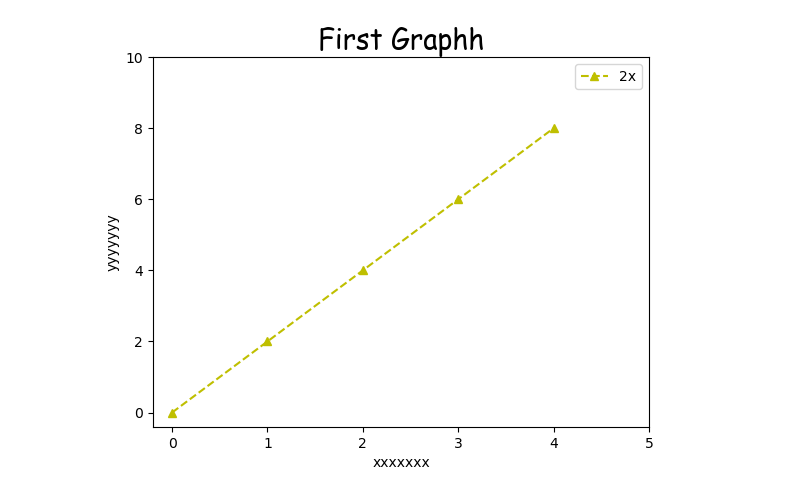
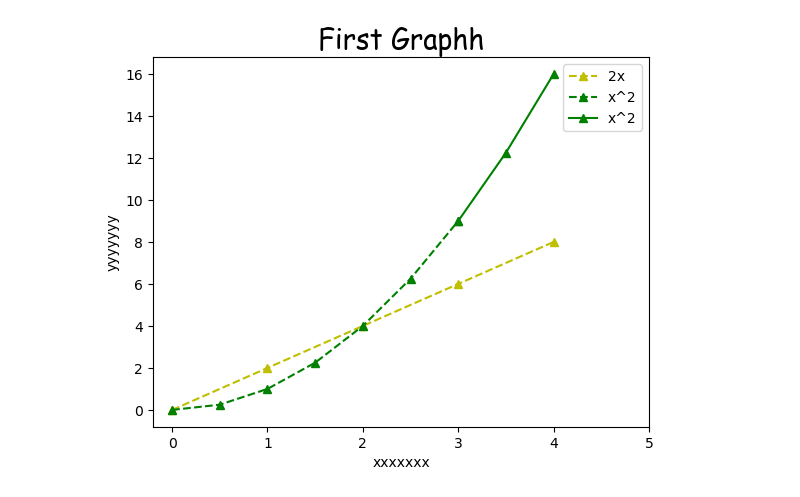
Before and after one commit to adityaaggarwal12/matPlotLib_Learning, a Jupyter notebook: matplotlib_learning.ipynb, the cells around one changed output. Drawn from its saved outputs; the diff is of its cells as text; code cells hidden in the pictures.

```diff
--- a/matplotlib_learning.ipynb
+++ b/matplotlib_learning.ipynb
@@ -7,27 +7,34 @@ import pandas as pd
 # %%
 x=[0,1,2,3,4]
 y=[0,2,4,6,8]
+
+# resize graph
+# plt.figure(figsize=(3,2),dpi=200)
 
 # plt.plot(x,y,label='2x',color='y',linewidth=2,linestyle='--',marker='.',markersize=10,markeredgecolor='green')
 # shorthand of above code
 # fnt=[color][marker][line]
 plt.plot(x,y,'y^--',label='2x')
 
 # line 2
-
+x2=np.arange(0,4.5,0.5)
+plt.plot(x2[:7],x2[:7]**2,'g^--',label='x^2')
+plt.plot(x2[6:],x2[6:]**2,'g^-',label='x^2')
 
 
 plt.title("First Graphh",fontdict={'fontname':"Comic Sans MS",'fontsize':20})
 plt.xlabel("xxxxxxx")
 plt.ylabel("yyyyyyy")
 
 plt.xticks([0,1,2,3,4,5])#custom x and y ticks
-plt.yticks([0,2,4,6,8,10])
+# plt.yticks([0,2,4,6,8,10])
 
 plt.legend()#to show 2x label
+
+plt.savefig('mygraph.png')
 
 
 
 plt.show()
 # %% [output]
-[figure, old version]
+[figure, new version]
```
Also changed, not shown: parts of 1 cell of this notebook, 6 other files.
